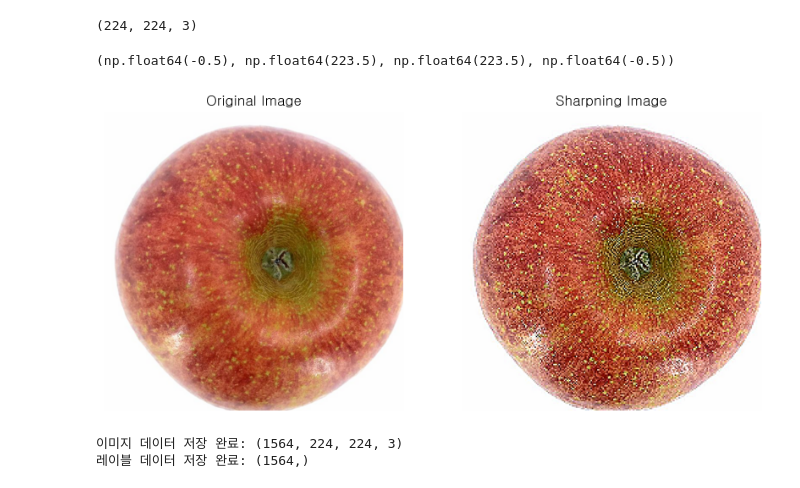
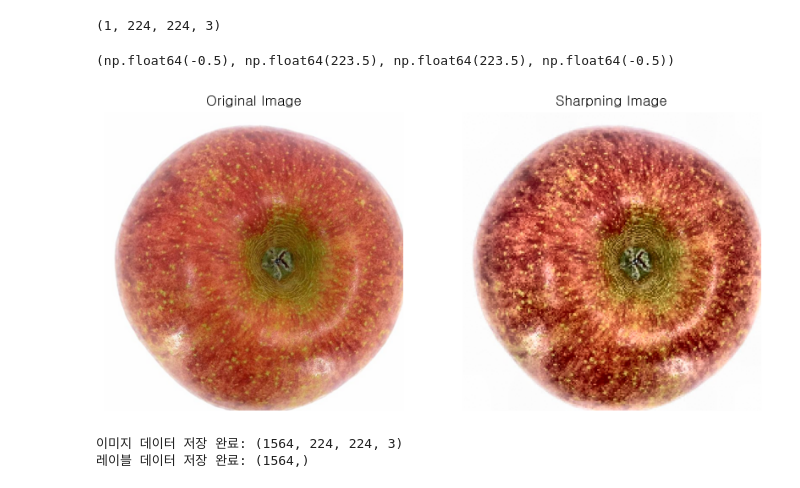
Before and after one commit to FarmorAI/farm-web-python, a Jupyter notebook: analysis/notebooks/02_GetData.ipynb, the cells around one changed output. Cells and saved outputs as stored; diff of their text form; code cells hidden in the pictures.

```diff
--- a/analysis/notebooks/02_GetData.ipynb
+++ b/analysis/notebooks/02_GetData.ipynb
@@ -48,33 +29,66 @@ def preprocess_image(image):
+# %%
+# 이미지 전처리 함수
+def preprocess(image):
+   image = np.array(image)
+
+   # 1. 이미지 크기 조정
+   image = cv2.resize(image, (224, 224))
+
+   # 2. CLAHE 적용 (대비 향상)
+   lab = cv2.cvtColor(image, cv2.COLOR_RGB2LAB)  # 이미지를 RGB에서 LAB 색 공간으로 변환
+   l, a, b = cv2.split(lab)                      # LAB 이미지에서 L(밝기), A(색상 정보), B(색상 정보) 채널을 분리
+   clahe = cv2.createCLAHE(
+      clipLimit=2.0, tileGridSize=(8, 8)
+   )                                             # 이미지 블록을 8x8로 나눠서 각 블록에 대해 히스토그램 평활화 적용
+   l = clahe.apply(l)                            # 명도 정보를 부분별로 보정해, 어두운 곳은 더 밝게, 밝은 곳은 더 어둡게 보정
+   lab = cv2.merge((l, a, b))                    # CLAHE가 적용된 l 채널과 원래의 a, b 채널을 다시 합쳐서 LAB 이미지
+   image = cv2.cvtColor(lab, cv2.COLOR_LAB2RGB)
+
+   # 3. 샤프닝 필터 정의 (일반적인 샤프닝 커널)
+   # mask = np.asarray([[0, -1, 0], [-1, 5, -1], [0, -1, 0]], dtype = np.float32)
+   # image = cv2.filter2D(image, -1, mask)
+
+   # 4. 이미지 정규화
+   image = image.astype(np.float32) / 255.0
+
+   # 5. 배치 차원 추가
+   # 모델의 입력은 batch 단위로 처리되기 때문에,
+   # 단일 이미지를 모델에 전달하려면 batch_size=1로 설정해줘야 합니다.
+   # 모델이 여러 개의 샘플을 처리하는 방식을 기대하는데,
+   # 단일 이미지 데이터를 제공하면 오류가 발생할 수 있습니다.
+   # (224, 224, 3) -> (1, 224, 224, 3)
+   image = np.expand_dims(image, axis=0)
+   return image
 # %%
 zip_file_path = '../../apple_data/image_data.zip'
 
 with zipfile.ZipFile(zip_file_path, 'r') as zip_ref:
    image_file_name = df['file_name'][0]
 
    with zip_ref.open(image_file_name) as img_file:
       image = Image.open(img_file)
-      sharp_img = preprocess_image(image)
+      sharp_img = preprocess(image)
 
 print(sharp_img.shape)
 
 # 시각화
 plt.figure(figsize=(10, 5))  # 원하는 크기로 수정 가능
 
 # 원본 이미지
 plt.subplot(1, 2, 1)
 plt.imshow(image)
 plt.title('Original Image')
 plt.axis('off')
 
 # 샤프닝된 이미지
 plt.subplot(1, 2, 2)
-plt.imshow(sharp_img)  # 샤프닝 후 이미지
+plt.imshow(sharp_img[0])  # 샤프닝 후 이미지
 plt.title('Sharpning Image')
 plt.axis('off')
 # %% [output]
-(224, 224, 3)
+(1, 224, 224, 3)
 (np.float64(-0.5), np.float64(223.5), np.float64(223.5), np.float64(-0.5))
-[figure, old version]
+[figure, new version]
 # %%
 zip_file_path = '../../apple_data/image_data.zip'
 img_data = []
```
Also changed, not shown: parts of 2 cells of this notebook, 7 other files.
